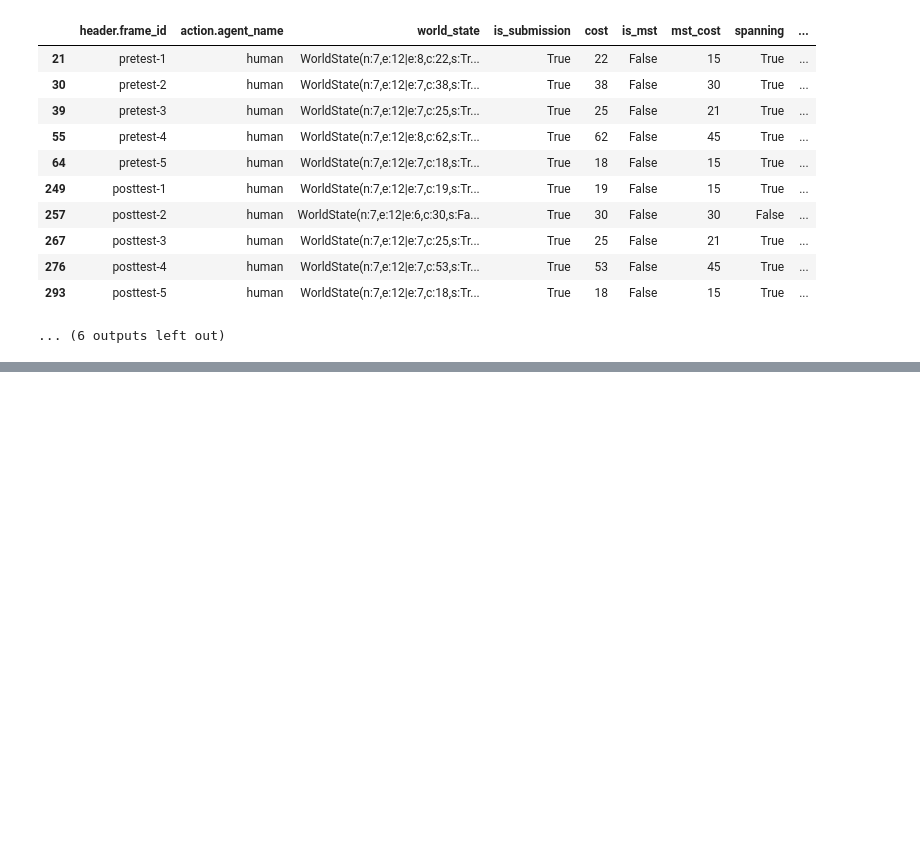
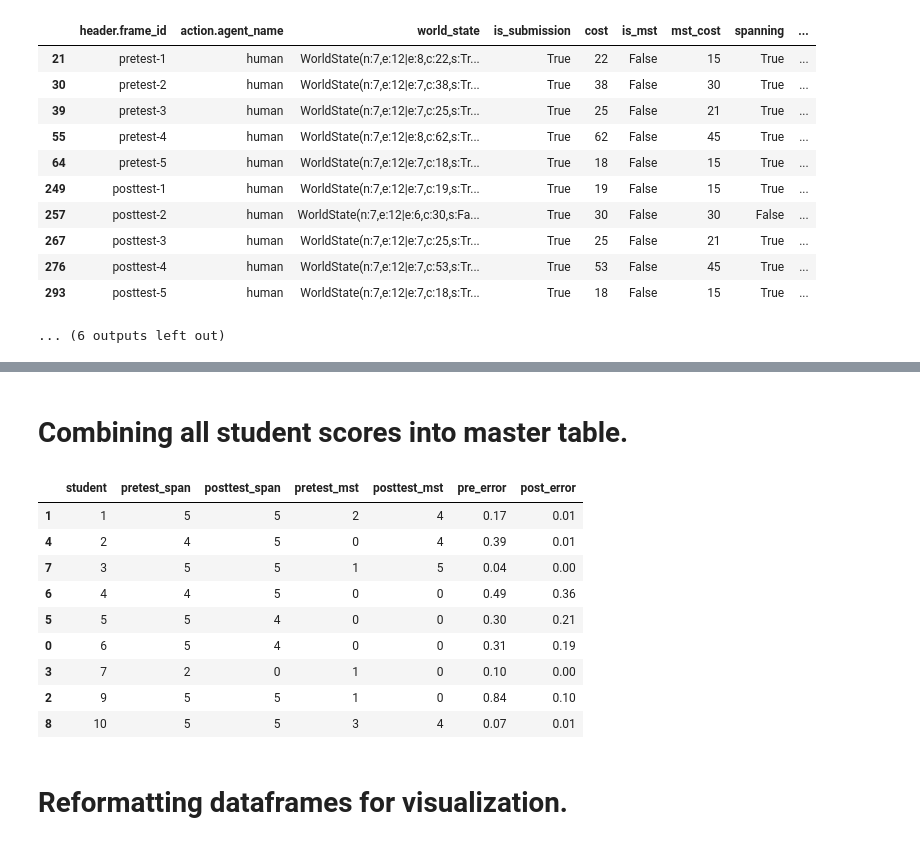
Before and after one commit to utku-norman/justhink-preexp-analysis, a Jupyter notebook: analysis/notebooks/3-measuring-learning-outcomes-pretest-postest.ipynb, the cells around one changed output, grey strips where cells are left out. Drawn from its saved outputs; the diff is of its cells as text; code cells hidden in the pictures; blank space fills up the shorter version.

```diff
--- a/analysis/notebooks/3-measuring-learning-outcomes-pretest-postest.ipynb
+++ b/analysis/notebooks/3-measuring-learning-outcomes-pretest-postest.ipynb
@@ -196,0 +288,49 @@ for participant in ['A', 'B']:
+# %% [markdown]
+# Combining all student scores into master table.
+# %%
+learning_df = pd.DataFrame()
+learning_df['student'] = all_tables.keys()
+
+pre_span = list()
+post_span = list()
+pre_mst = list()
+post_mst = list()
+pre_error = list()
+post_error = list()
+
+# computing scores and appending them to the master table
+for student, table in all_tables.items():
+    pre_span_val, post_span_val = compute_spanning_score(table)
+    pre_mst_val, post_mst_val = compute_mst_score(table)
+    pre_error_avg, post_error_avg = compute_average_error(table)
+    pre_span.append(pre_span_val)
+    post_span.append(post_span_val)
+    pre_mst.append(pre_mst_val)
+    post_mst.append(post_mst_val)
+    pre_error.append(pre_error_avg)
+    post_error.append(post_error_avg)
+
+learning_df['pretest_span'] = pre_span
+learning_df['posttest_span'] = post_span
+learning_df['pretest_mst'] = pre_mst
+learning_df['posttest_mst'] = post_mst
+learning_df['pre_error'] = pre_error
+learning_df['post_error'] = post_error
+
+# sorting table by student id
+learning_df.sort_values(by=['student'], inplace=True)
+
+display(learning_df)
+# %% [output]
+|  | student | pretest_span | posttest_span | pretest_mst | posttest_mst | pre_error | post_error |
+| 1 | 1 | 5 | 5 | 2 | 4 | 0.17 | 0.01 |
+| 4 | 2 | 4 | 5 | 0 | 4 | 0.39 | 0.01 |
+| 7 | 3 | 5 | 5 | 1 | 5 | 0.04 | 0.00 |
+| 6 | 4 | 4 | 5 | 0 | 0 | 0.49 | 0.36 |
+| 5 | 5 | 5 | 4 | 0 | 0 | 0.30 | 0.21 |
+| 0 | 6 | 5 | 4 | 0 | 0 | 0.31 | 0.19 |
+| 3 | 7 | 2 | 0 | 1 | 0 | 0.10 | 0.00 |
+| 2 | 9 | 5 | 5 | 1 | 0 | 0.84 | 0.10 |
+| 8 | 10 | 5 | 5 | 3 | 4 | 0.07 | 0.01 |
+# %% [markdown]
+# Reformatting dataframes for visualization.
```
Also changed, not shown: parts of 14 cells of this notebook, 21 other files.
